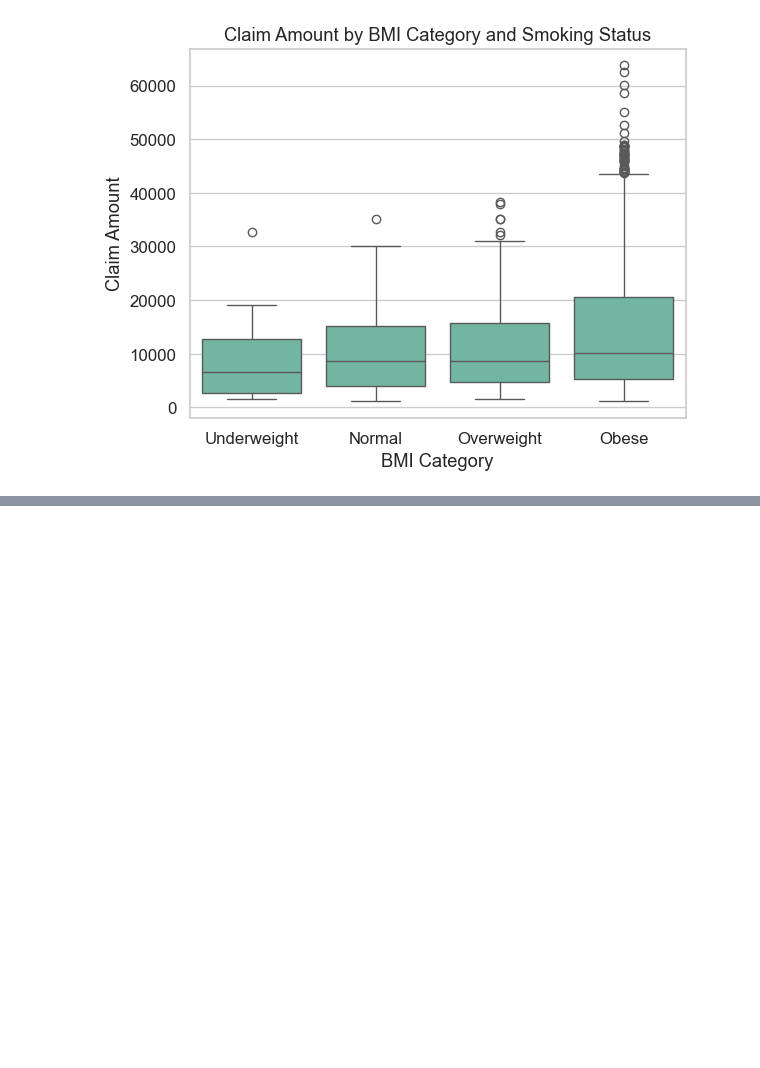
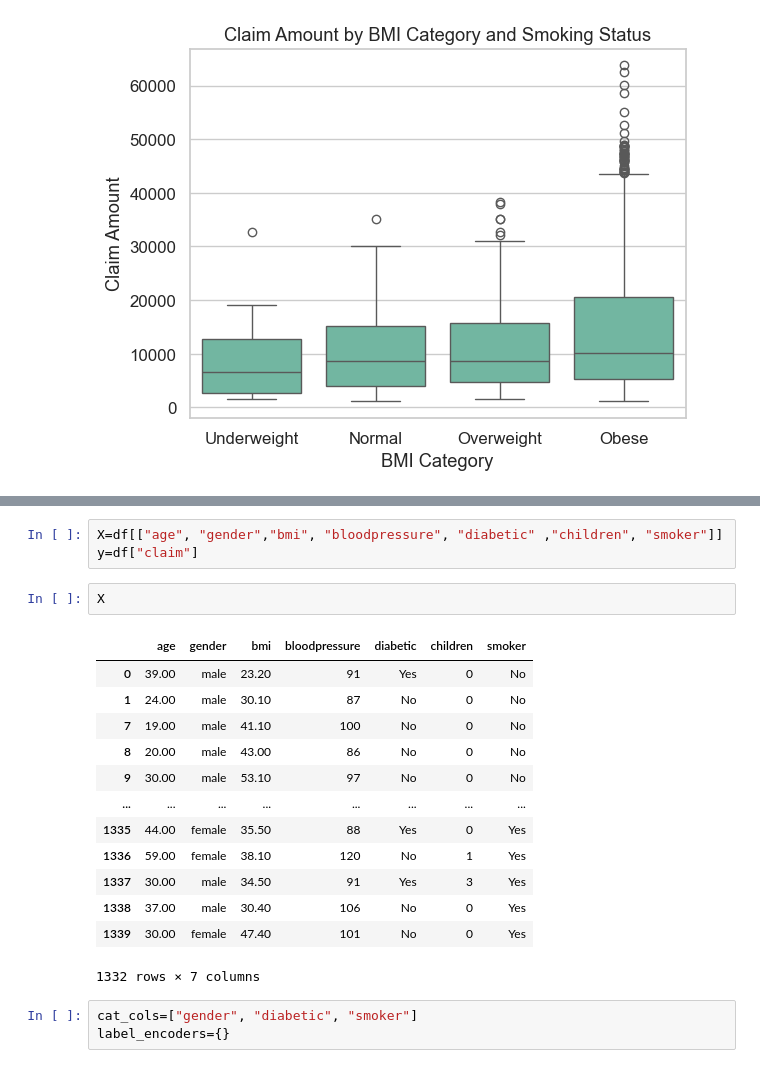
Before and after one commit to janhavitupe/Health-Insurance-Cost-Prediction-using-R-, a Jupyter notebook: model.ipynb, the cells around one changed output, grey strips where cells are left out. Drawn from its saved outputs; the diff is of its cells as text; blank space fills up the shorter version.

```diff
--- a/model.ipynb
+++ b/model.ipynb
@@ -269,0 +287,22 @@ plt.show()
+# %%
+X=df[["age", "gender","bmi", "bloodpressure", "diabetic" ,"children", "smoker"]]
+y=df["claim"]
+# %%
+X
+# %% [output]
+|  | age | gender | bmi | bloodpressure | diabetic | children | smoker |
+| 0 | 39.00 | male | 23.20 | 91 | Yes | 0 | No |
+| 1 | 24.00 | male | 30.10 | 87 | No | 0 | No |
+| 7 | 19.00 | male | 41.10 | 100 | No | 0 | No |
+| 8 | 20.00 | male | 43.00 | 86 | No | 0 | No |
+| 9 | 30.00 | male | 53.10 | 97 | No | 0 | No |
+| ... | ... | ... | ... | ... | ... | ... | ... |
+| 1335 | 44.00 | female | 35.50 | 88 | Yes | 0 | Yes |
+| 1336 | 59.00 | female | 38.10 | 120 | No | 1 | Yes |
+| 1337 | 30.00 | male | 34.50 | 91 | Yes | 3 | Yes |
+| 1338 | 37.00 | male | 30.40 | 106 | No | 0 | Yes |
+| 1339 | 30.00 | female | 47.40 | 101 | No | 0 | Yes |
+1332 rows × 7 columns
+# %%
+cat_cols=["gender", "diabetic", "smoker"]
+label_encoders={}
```
Also changed, not shown: parts of 27 cells of this notebook, 3 other files.
